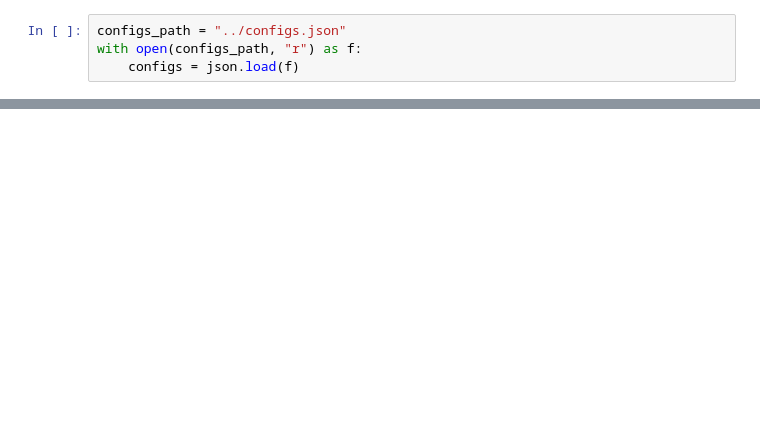
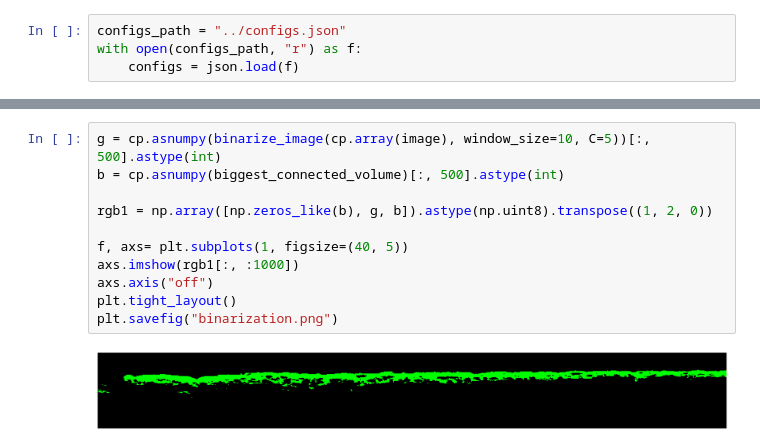
Before and after one commit to uderhardtlab/synovium_surface, a Jupyter notebook: notebooks/surface_extraction.ipynb, the cells around one changed output, grey strips where cells are left out. Drawn from its saved outputs; the diff is of its cells as text; blank space fills up the shorter version.

```diff
--- a/notebooks/surface_extraction.ipynb
+++ b/notebooks/surface_extraction.ipynb
@@ -23,0 +56,13 @@ surface = np.zeros_like(image)
+# %%
+g = cp.asnumpy(binarize_image(cp.array(image), window_size=10, C=5))[:, 500].astype(int)
+b = cp.asnumpy(biggest_connected_volume)[:, 500].astype(int)
+
+rgb1 = np.array([np.zeros_like(b), g, b]).astype(np.uint8).transpose((1, 2, 0))
+
+f, axs= plt.subplots(1, figsize=(40, 5))
+axs.imshow(rgb1[:, :1000])
+axs.axis("off")
+plt.tight_layout()
+plt.savefig("binarization.png")
+# %% [output]
+[figure, added]
```
Also changed, not shown: parts of 11 cells of this notebook, 5 other files.
